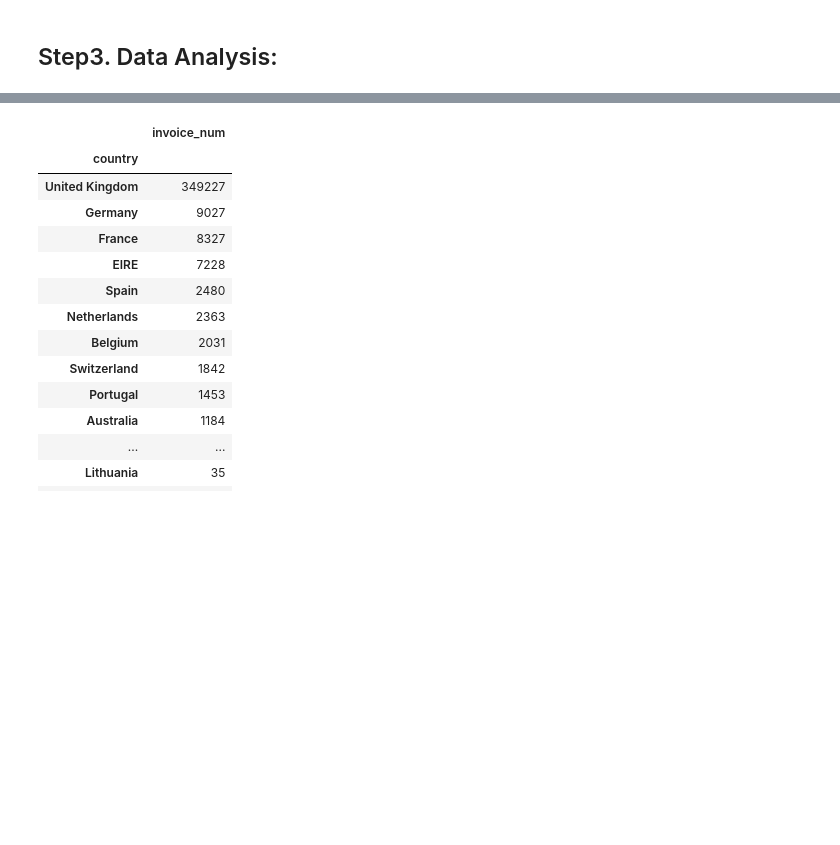
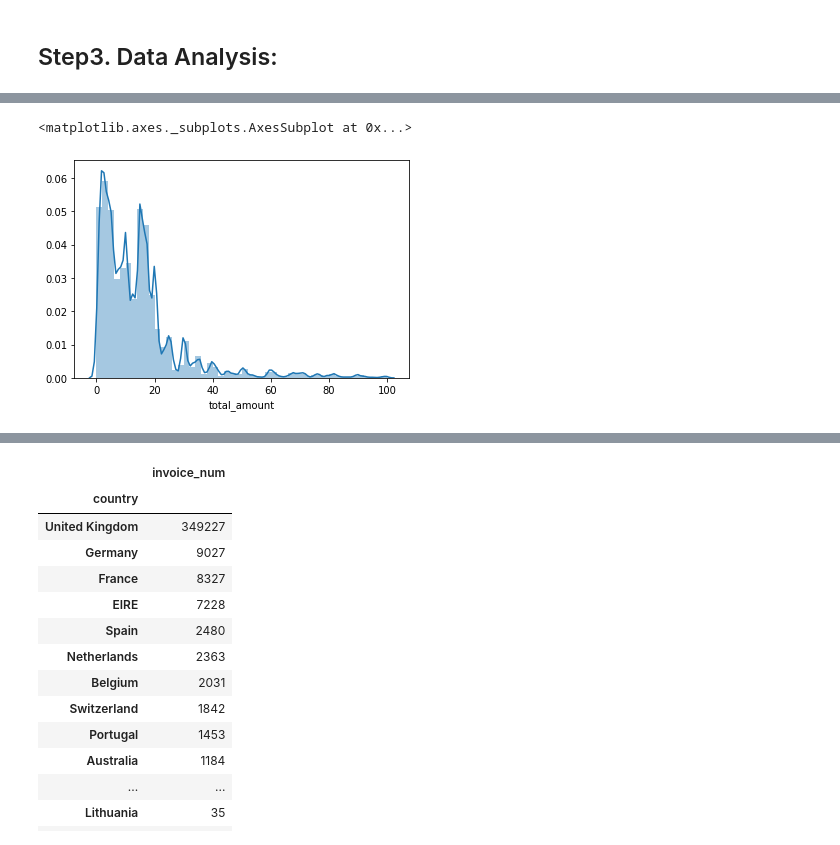
Before and after one commit to bhadreshpsavani/ExploringDataScience, a Jupyter notebook: Analyse_Ecommerece_Data.ipynb, the cells around one changed output, grey strips where cells are left out. Drawn from its saved outputs; the diff is of its cells as text; code cells hidden in the pictures; blank space fills up the shorter version.

```diff
--- a/Analyse_Ecommerece_Data.ipynb
+++ b/Analyse_Ecommerece_Data.ipynb
@@ -316,0 +332,5 @@ df.head()
+# %%
+sns.distplot(df.query('total_amount<100')['total_amount'])
+# %% [output]
+<matplotlib.axes._subplots.AxesSubplot at 0x...>
+[figure, added]
```
Also changed, not shown: parts of 43 cells of this notebook.
